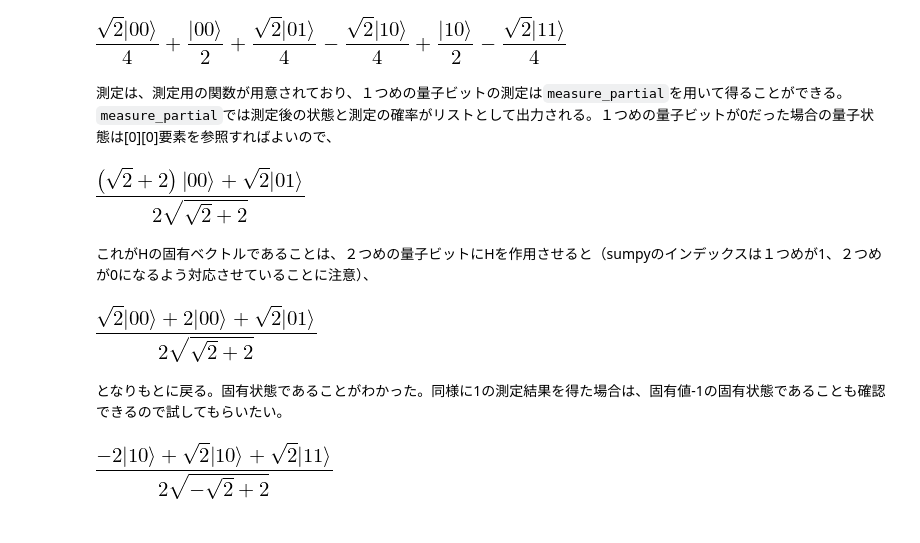
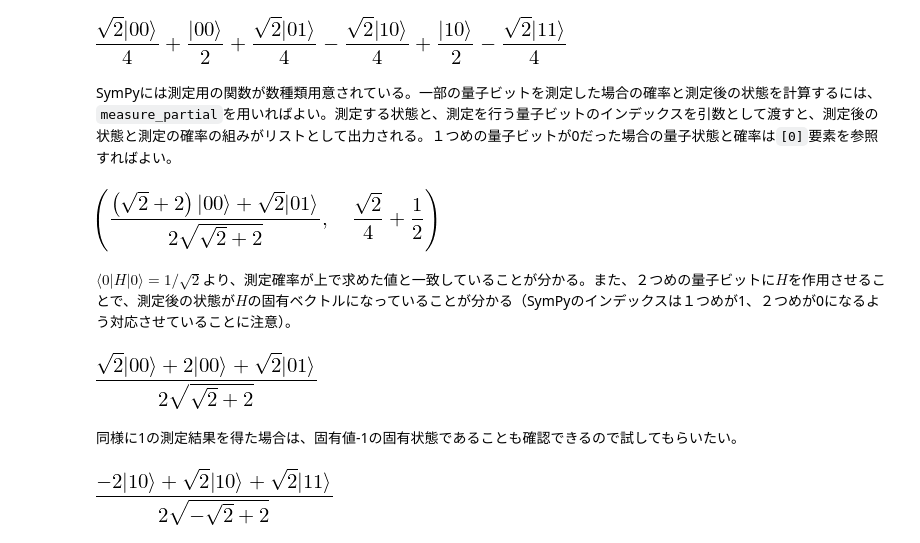
Before and after one commit to qulacs/quantum-native-dojo, a Jupyter notebook: notebooks/1.2_Hadamard_test.ipynb, the cells around one changed output. Drawn from its saved outputs; the diff is of its cells as text; code cells hidden in the pictures.

```diff
--- a/notebooks/1.2_Hadamard_test.ipynb
+++ b/notebooks/1.2_Hadamard_test.ipynb
@@ -82,14 +104,14 @@ H(1)*ctrlH*H(1)*state
 qapply(H(1)*ctrlH*H(1)*state)
 # %% [output]
 [figure]
-# %% [markdown]
-測定は、測定用の関数が用意されており、１つめの量子ビットの測定は`measure_partial`を用いて得ることができる。`measure_partial`では測定後の状態と測定の確率がリストとして出力される。１つめの量子ビットが0だった場合の量子状態は[0][0]要素を参照すればよいので、
+# %% [markdown]
+SymPyには測定用の関数が数種類用意されている。一部の量子ビットを測定した場合の確率と測定後の状態を計算するには、`measure_partial`を用いればよい。測定する状態と、測定を行う量子ビットのインデックスを引数として渡すと、測定後の状態と測定の確率の組みがリストとして出力される。１つめの量子ビットが0だった場合の量子状態と確率は`[0]`要素を参照すればよい。
 # %%
 from sympy.physics.quantum.qubit import measure_all, measure_partial, measure_all_oneshot, measure_partial_oneshot
-measured_state_zero = measure_partial(qapply(H(1)*ctrlH*H(1)*state),(1))[0][0]
-simplify(measured_state_zero)
+measured_state_and_probability_zero = measure_partial(qapply(H(1)*ctrlH*H(1)*state),(1,))[0]
+simplify(measured_state_and_probability_zero)
 # %% [output]
-[figure, old version]
+[figure, new version]
-# %% [markdown]
-これがHの固有ベクトルであることは、２つめの量子ビットにHを作用させると（sumpyのインデックスは１つめが1、２つめが0になるよう対応させていることに注意）、
+# %% [markdown]
+$\langle 0 | H | 0\rangle = 1/\sqrt{2}$より、測定確率が上で求めた値と一致していることが分かる。また、２つめの量子ビットに$H$を作用させることで、測定後の状態が$H$の固有ベクトルになっていることが分かる（SymPyのインデックスは１つめが1、２つめが0になるよう対応させていることに注意）。
 # %%
@@ -97,7 +120,7 @@ simplify(qapply(H(0)*measured_state_zero))
 # %% [output]
 [figure]
 # %% [markdown]
-となりもとに戻る。固有状態であることがわかった。同様に1の測定結果を得た場合は、固有値-1の固有状態であることも確認できるので試してもらいたい。
+同様に1の測定結果を得た場合は、固有値-1の固有状態であることも確認できるので試してもらいたい。
 # %%
 measured_state_one = measure_partial(qapply(H(1)*ctrlH*H(1)*state),(1,))[1][0]
 simplify(qapply(H(0)*measured_state_one))
```
Also changed, not shown: parts of 13 cells of this notebook.
